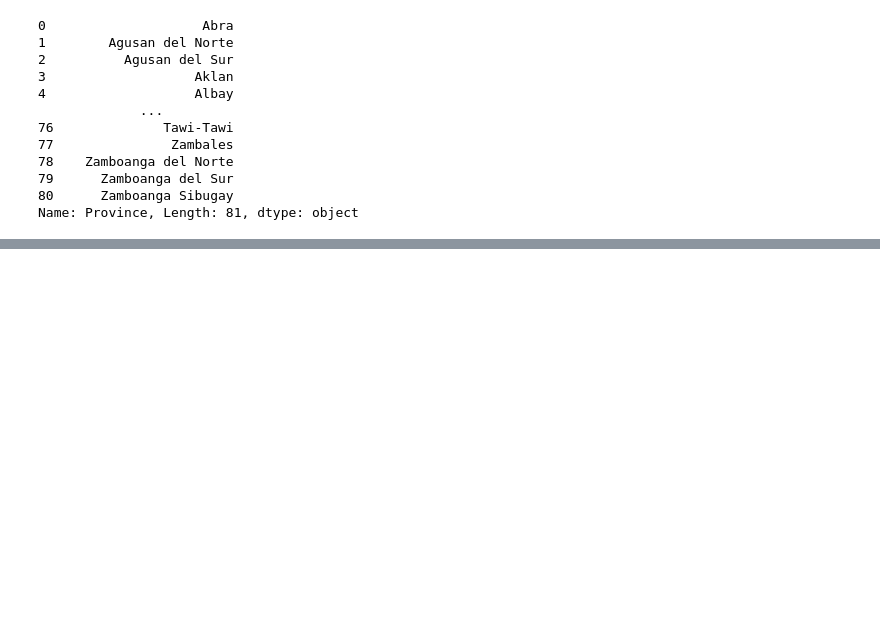
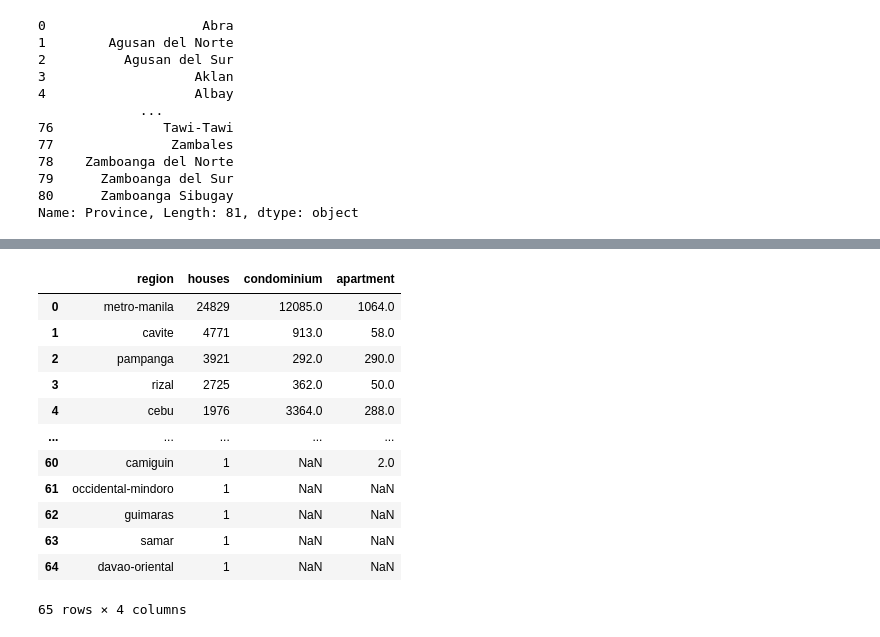
Before and after one commit to aronnicksnts/Ph-Real-Estate, a Jupyter notebook: dataVisualization.ipynb, the cells around one changed output, grey strips where cells are left out. Cells and saved outputs as stored; diff of their text form; code cells hidden in the pictures; blank space fills up the shorter version.

```diff
--- a/dataVisualization.ipynb
+++ b/dataVisualization.ipynb
@@ -333,0 +368,16 @@ Name: Province, Length: 81, dtype: object
+# %%
+count_summary
+# %% [output]
+|  | region | houses | condominium | apartment |
+| 0 | metro-manila | 24829 | 12085.0 | 1064.0 |
+| 1 | cavite | 4771 | 913.0 | 58.0 |
+| 2 | pampanga | 3921 | 292.0 | 290.0 |
+| 3 | rizal | 2725 | 362.0 | 50.0 |
+| 4 | cebu | 1976 | 3364.0 | 288.0 |
+| ... | ... | ... | ... | ... |
+| 60 | camiguin | 1 | NaN | 2.0 |
+| 61 | occidental-mindoro | 1 | NaN | NaN |
+| 62 | guimaras | 1 | NaN | NaN |
+| 63 | samar | 1 | NaN | NaN |
+| 64 | davao-oriental | 1 | NaN | NaN |
+65 rows × 4 columns
```
Also changed, not shown: parts of 11 cells of this notebook.
